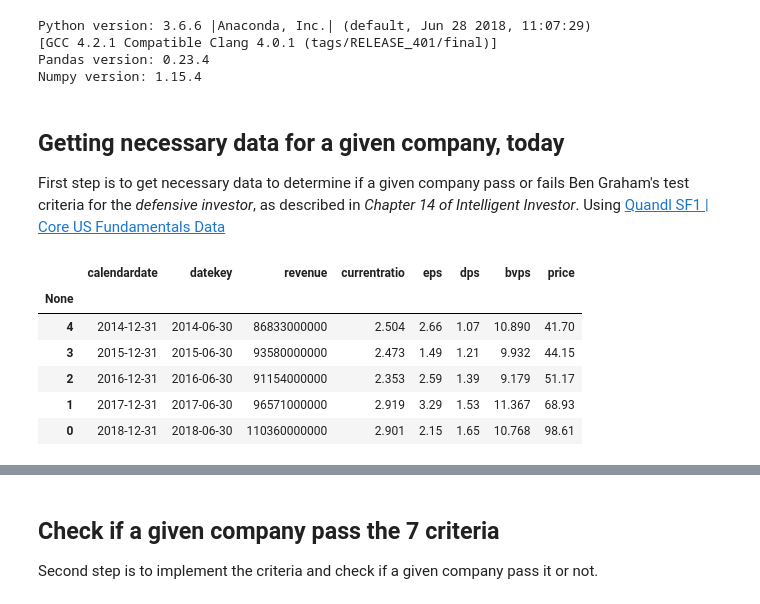
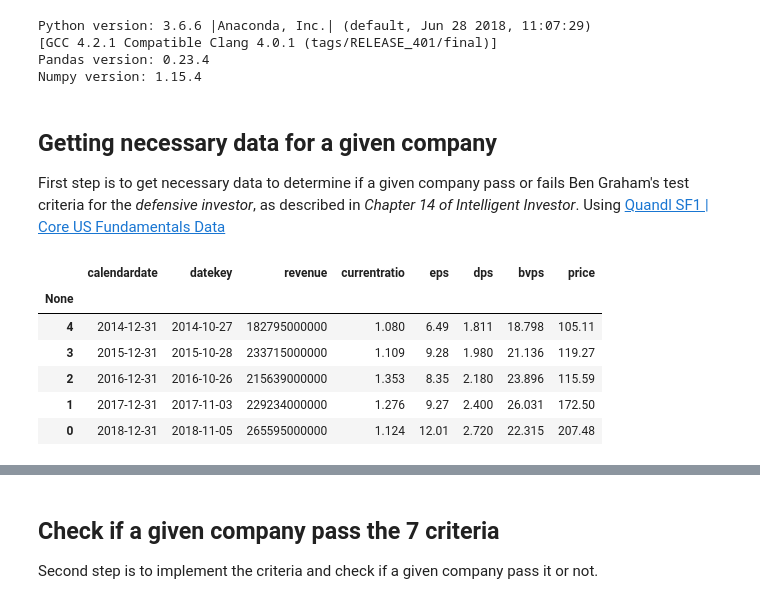
Before and after one commit to ucals/quandl, a Jupyter notebook: Stock Selection for the Defensive Investor.ipynb, the cells around one changed output, grey strips where cells are left out. Cells and saved outputs as stored; diff of their text form; code cells hidden in the pictures.

```diff
--- a/Stock Selection for the Defensive Investor.ipynb
+++ b/Stock Selection for the Defensive Investor.ipynb
@@ -41,23 +42,24 @@ Python version: 3.6.6 |Anaconda, Inc.| (default, Jun 28 2018, 11:07:29)
 Pandas version: 0.23.4
 Numpy version: 1.15.4
 # %% [markdown]
-## Getting necessary data for a given company, today
+## Getting necessary data for a given company
 First step is to get necessary data to determine if a given company pass or fails Ben Graham's test criteria for the *defensive investor*, as described in *Chapter 14 of Intelligent Investor*. Using [Quandl SF1 | Core US Fundamentals Data](https://www.quandl.com/databases/SF1)
 # %%
-ticker = 'MSFT'
+ticker = 'AAPL'
 
-def get_data(ticker):
+def get_data(ticker, dt=datetime.today()):
     columns = ['calendardate', 'datekey', 'revenue', 'currentratio', 'eps', 'dps', 'bvps', 'price']
-    df = quandl.get_table('SHARADAR/SF1', dimension='MRY', ticker=ticker, qopts={"columns":columns})
+    df = quandl.get_table('SHARADAR/SF1', dimension='ARY', ticker=ticker, qopts={"columns":columns})
+    df = df[df['datekey'] <= dt]
     df.sort_values('calendardate', inplace=True)
     return df
 
 get_data(ticker).tail()
 # %% [output]
 |  | calendardate | datekey | revenue | currentratio | eps | dps | bvps | price |
 | None |  |  |  |  |  |  |  |  |
-| 4 | 2014-12-31 | 2014-06-30 | 86833000000 | 2.504 | 2.66 | 1.07 | 10.890 | 41.70 |
-| 3 | 2015-12-31 | 2015-06-30 | 93580000000 | 2.473 | 1.49 | 1.21 | 9.932 | 44.15 |
-| 2 | 2016-12-31 | 2016-06-30 | 91154000000 | 2.353 | 2.59 | 1.39 | 9.179 | 51.17 |
-| 1 | 2017-12-31 | 2017-06-30 | 96571000000 | 2.919 | 3.29 | 1.53 | 11.367 | 68.93 |
-| 0 | 2018-12-31 | 2018-06-30 | 110360000000 | 2.901 | 2.15 | 1.65 | 10.768 | 98.61 |
+| 4 | 2014-12-31 | 2014-10-27 | 182795000000 | 1.080 | 6.49 | 1.811 | 18.798 | 105.11 |
+| 3 | 2015-12-31 | 2015-10-28 | 233715000000 | 1.109 | 9.28 | 1.980 | 21.136 | 119.27 |
+| 2 | 2016-12-31 | 2016-10-26 | 215639000000 | 1.353 | 8.35 | 2.180 | 23.896 | 115.59 |
+| 1 | 2017-12-31 | 2017-11-03 | 229234000000 | 1.276 | 9.27 | 2.400 | 26.031 | 172.50 |
+| 0 | 2018-12-31 | 2018-11-05 | 265595000000 | 1.124 | 12.01 | 2.720 | 22.315 | 207.48 |
```
Also changed, not shown: parts of 6 cells of this notebook, 2 other files.
